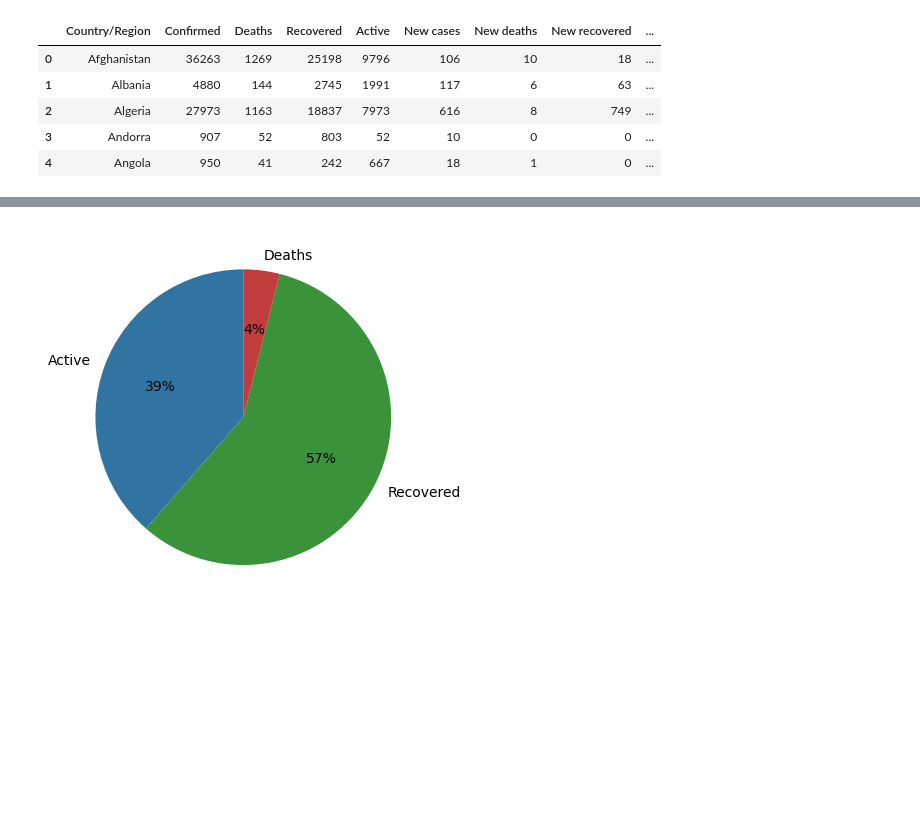
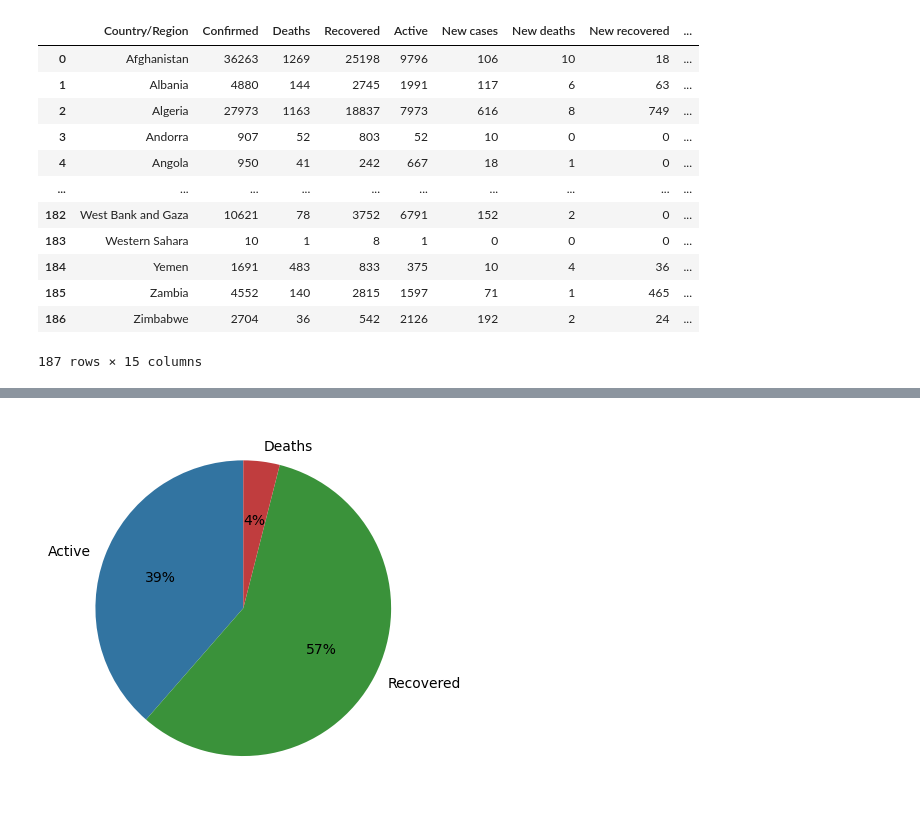
Before and after one commit to Kousthubh02/Python-miniproject, a Jupyter notebook: Graphs.ipynb, the cells around one changed output, grey strips where cells are left out. Drawn from its saved outputs; the diff is of its cells as text; code cells hidden in the pictures; blank space fills up the shorter version.

```diff
--- a/Graphs.ipynb
+++ b/Graphs.ipynb
@@ -5,14 +5,21 @@ import matplotlib.pyplot as plt
 # %%
 covid_data = pd.read_csv("country_wise_latest.csv")
 # %%
-covid_data.head()
+covid_data
 # %% [output]
 |  | Country/Region | Confirmed | Deaths | Recovered | Active | New cases | New deaths | New recovered | ... |
 | 0 | Afghanistan | 36263 | 1269 | 25198 | 9796 | 106 | 10 | 18 | ... |
 | 1 | Albania | 4880 | 144 | 2745 | 1991 | 117 | 6 | 63 | ... |
 | 2 | Algeria | 27973 | 1163 | 18837 | 7973 | 616 | 8 | 749 | ... |
 | 3 | Andorra | 907 | 52 | 803 | 52 | 10 | 0 | 0 | ... |
 | 4 | Angola | 950 | 41 | 242 | 667 | 18 | 1 | 0 | ... |
+| ... | ... | ... | ... | ... | ... | ... | ... | ... | ... |
+| 182 | West Bank and Gaza | 10621 | 78 | 3752 | 6791 | 152 | 2 | 0 | ... |
+| 183 | Western Sahara | 10 | 1 | 8 | 1 | 0 | 0 | 0 | ... |
+| 184 | Yemen | 1691 | 483 | 833 | 375 | 10 | 4 | 36 | ... |
+| 185 | Zambia | 4552 | 140 | 2815 | 1597 | 71 | 1 | 465 | ... |
+| 186 | Zimbabwe | 2704 | 36 | 542 | 2126 | 192 | 2 | 24 | ... |
+187 rows × 15 columns
 # %%
 chart1 = sns.barplot(x='WHO Region', y='Confirmed', data=covid_data)
 # %% [output]
```
Also changed, not shown: parts of 9 cells of this notebook, 6 other files.
